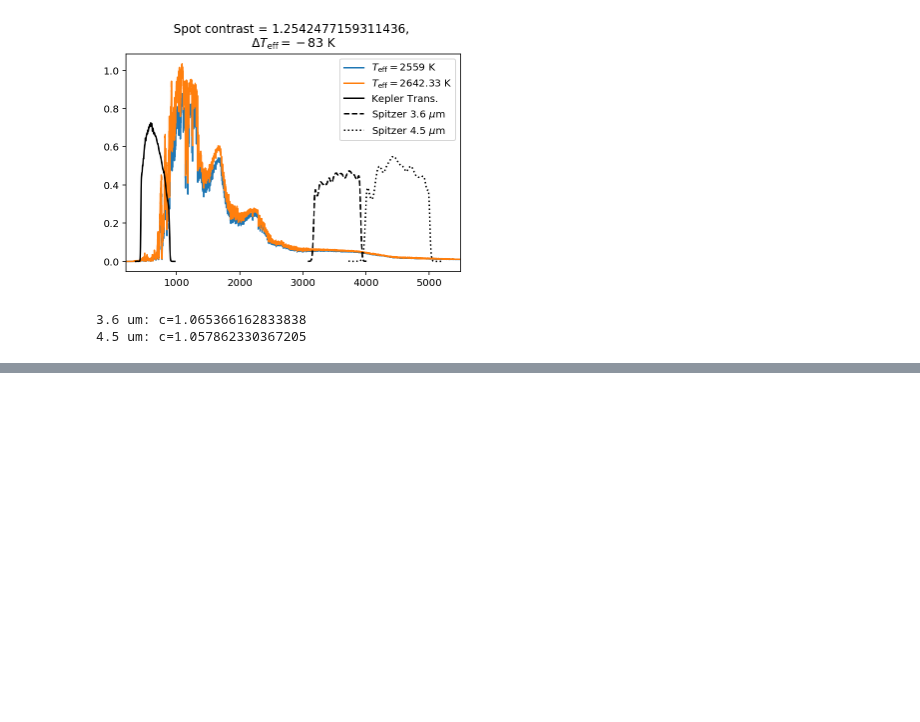
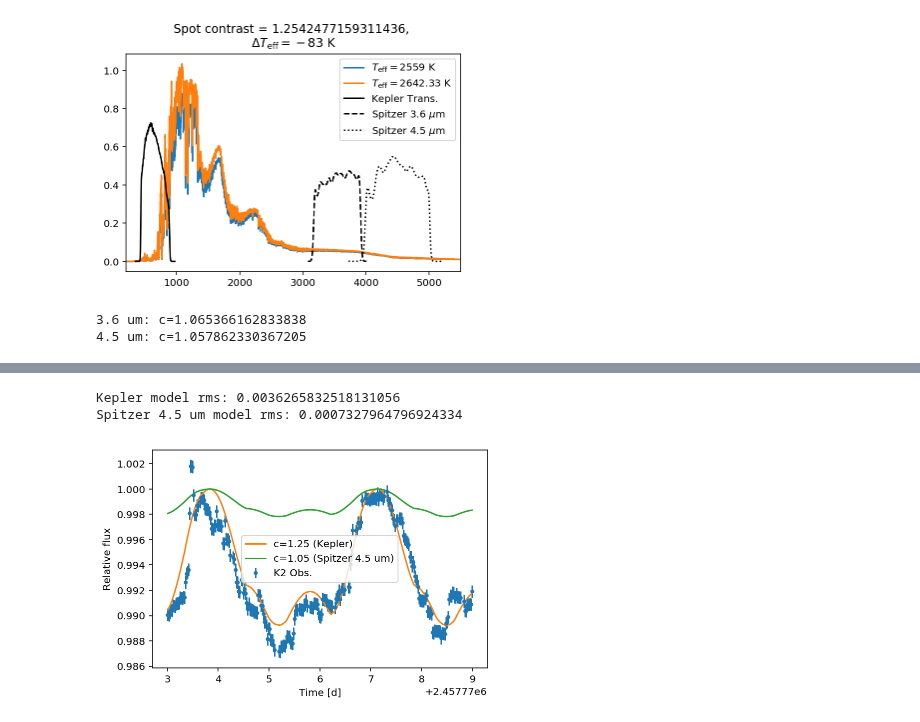
Before and after one commit to bmorris3/libra, a Jupyter notebook: notebooks/spot_temperatures.ipynb, the cells around one changed output, grey strips where cells are left out. Saved outputs shown, nothing was run; the diff lists cells and outputs as text; code cells hidden in the pictures; blank space fills up the shorter version.

```diff
--- a/notebooks/spot_temperatures.ipynb
+++ b/notebooks/spot_temperatures.ipynb
@@ -122,0 +139,35 @@ for spitz, channel in zip([[spitz1_wave, spitz1_trans], [spitz2_wave, spitz2_tra
+# %%
+k2_time, k2_flux, k2_err = np.loadtxt('../libra/data/trappist1/trappist_rotation.txt', unpack=True)
+k2_flux /= np.percentile(k2_flux, 98)
+# slice in time
+condition = (k2_time > 2457773) & (k2_time < 2457779)
+k2_time, k2_flux, k2_err= k2_time[condition], k2_flux[condition], k2_err[condition]
+# %%
+from libra import Star, Spot
+
+time = k2_time
+
+lat0, lon0, rad0, lat1, lon1, rad1, lat2, lon2, rad2 = posterior_samples[100, :-1]
+
+plt.errorbar(k2_time, k2_flux, k2_err, fmt='.', label='K2 Obs.')
+
+for contrast, lam in zip([1.25, 1.05], ["Kepler", "Spitzer 4.5 um"]):
+    spots = [Spot.from_latlon(lat0, lon0, rad0, contrast=contrast),
+             Spot.from_latlon(lat1, lon1, rad1, contrast=contrast),
+             Spot.from_latlon(lat2, lon2, rad2, contrast=contrast)]
+
+    star = Star(spots=spots, rotation_period=3.3*u.day)
+    model_flux = star.flux(time)
+    model_flux /= np.max(model_flux)
+
+    plt.plot(time, model_flux, label='c={0} ({1})'
+             .format(contrast, lam))
+    print("{0} model rms: {1}".format(lam, np.std(model_flux)))
+plt.legend()
+plt.xlabel('Time [d]')
+plt.ylabel('Relative flux')
+plt.show()
+# %% [output]
+Kepler model rms: 0.0036265832518131056
+Spitzer 4.5 um model rms: 0.0007327964796924334
+[figure, added]
```
Also changed, not shown: parts of 2 cells of this notebook.
